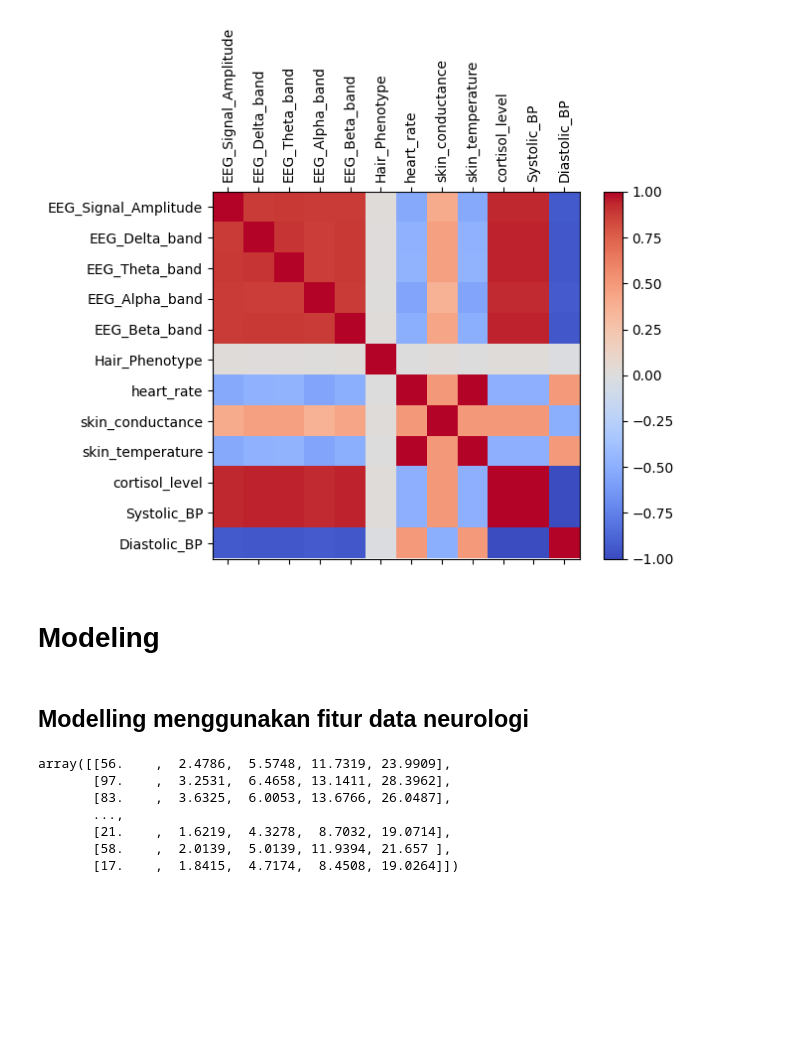
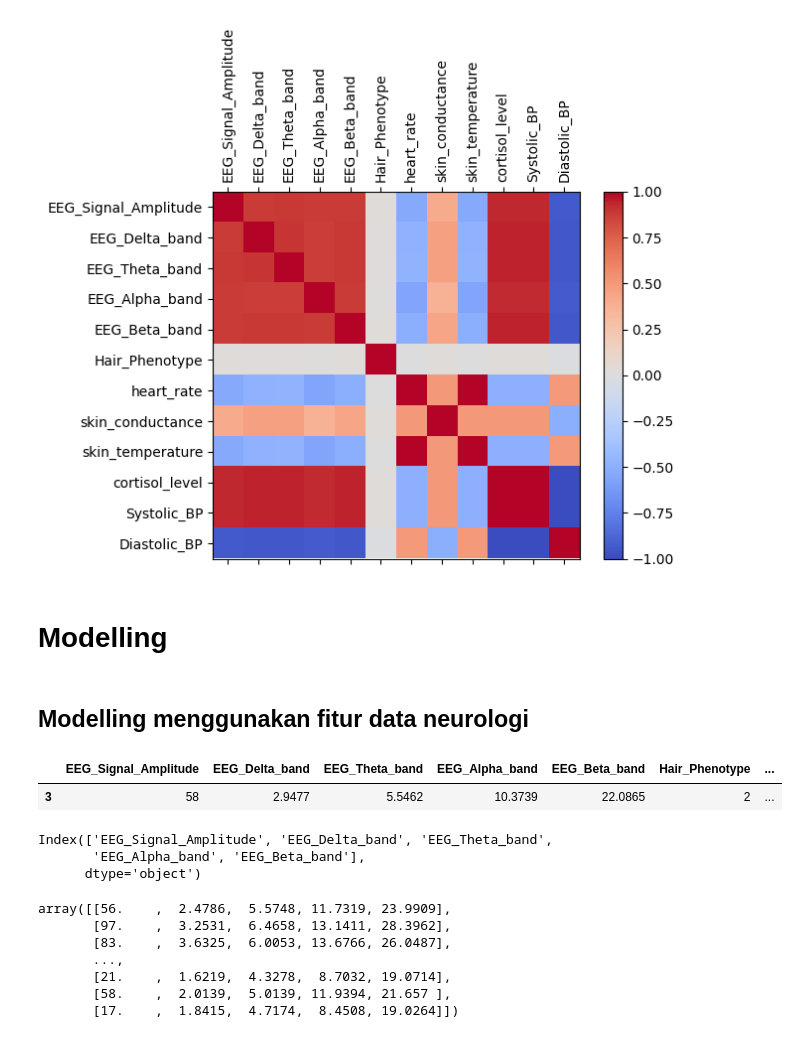
Before and after one commit to meinhere/ta-pendat, a Jupyter notebook: code.ipynb, the cells around one changed output. Saved outputs shown, nothing was run; the diff lists cells and outputs as text; code cells hidden in the pictures; blank space fills up the shorter version.

```diff
--- a/code.ipynb
+++ b/code.ipynb
@@ -498,6 +490,0 @@ full_data
-# %%
-# normalisasi data
-scaler = MinMaxScaler()
-scaler.fit(full_data)
-scaled_data = scaler.transform(full_data)
-scaled_data
@@ -553,11 +508,22 @@ plt.show()
 # %% [output]
 [figure]
 # %% [markdown]
-# Modeling
+# Modelling
 # %% [markdown]
 ## Modelling menggunakan fitur data neurologi
 # %%
 y = data_df["Trauma_Severity"]
 le = LabelEncoder()
 y = le.fit_transform(y)
+# %%
+full_data.iloc[3:4,]
+# %% [output]
+|  | EEG_Signal_Amplitude | EEG_Delta_band | EEG_Theta_band | EEG_Alpha_band | EEG_Beta_band | Hair_Phenotype | ... |
+| 3 | 58 | 2.9477 | 5.5462 | 10.3739 | 22.0865 | 2 | ... |
+# %%
+full_data.columns[0:5]
+# %% [output]
+Index(['EEG_Signal_Amplitude', 'EEG_Delta_band', 'EEG_Theta_band',
+       'EEG_Alpha_band', 'EEG_Beta_band'],
+      dtype='object')
 # %%
```
Also changed, not shown: parts of 15 cells of this notebook, 2 other files.
